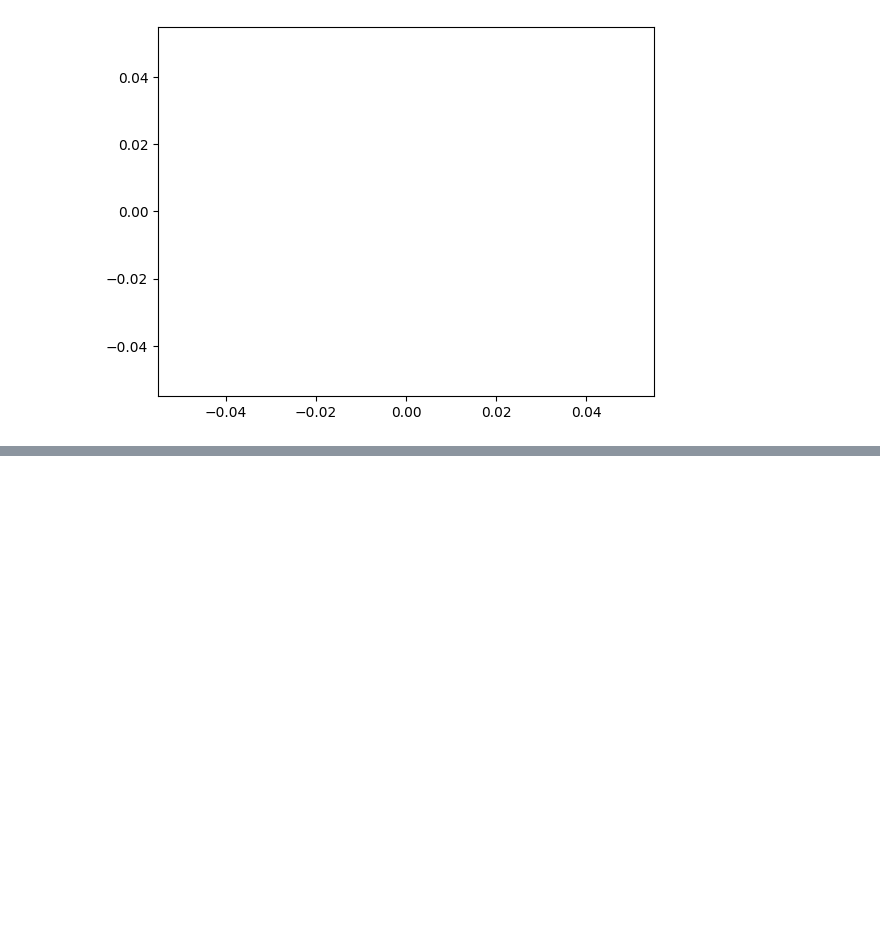
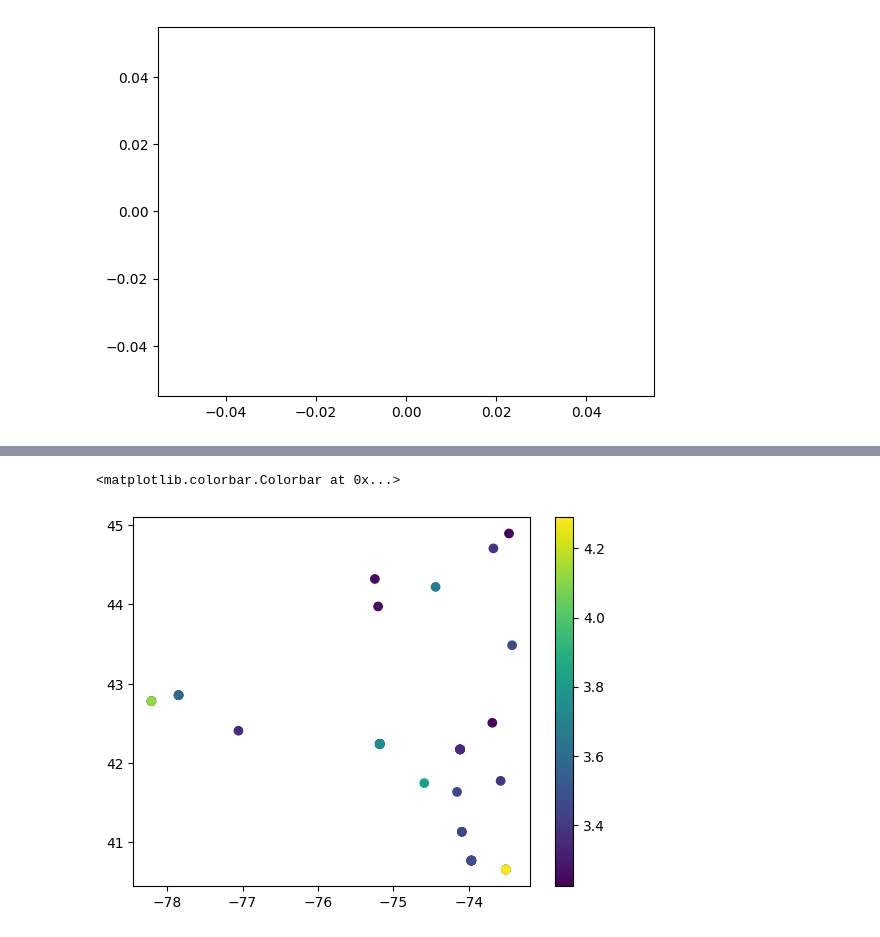
Before and after one commit to shmaronshmevans/AI2ES, a Jupyter notebook: notebooks/ny_err_unbox.ipynb, the cells around one changed output, grey strips where cells are left out. Saved outputs shown, nothing was run; the diff lists cells and outputs as text; code cells hidden in the pictures; blank space fills up the shorter version.

```diff
--- a/notebooks/ny_err_unbox.ipynb
+++ b/notebooks/ny_err_unbox.ipynb
@@ -210,0 +275,6 @@ HRRR 2.2880611419677734
+# %%
+plt.scatter(bottom10['lon'], bottom10['lat'], c= bottom10['t2m_error_sq'])
+plt.colorbar()
+# %% [output]
+<matplotlib.colorbar.Colorbar at 0x...>
+[figure, added]
```
Also changed, not shown: parts of 19 cells of this notebook.
